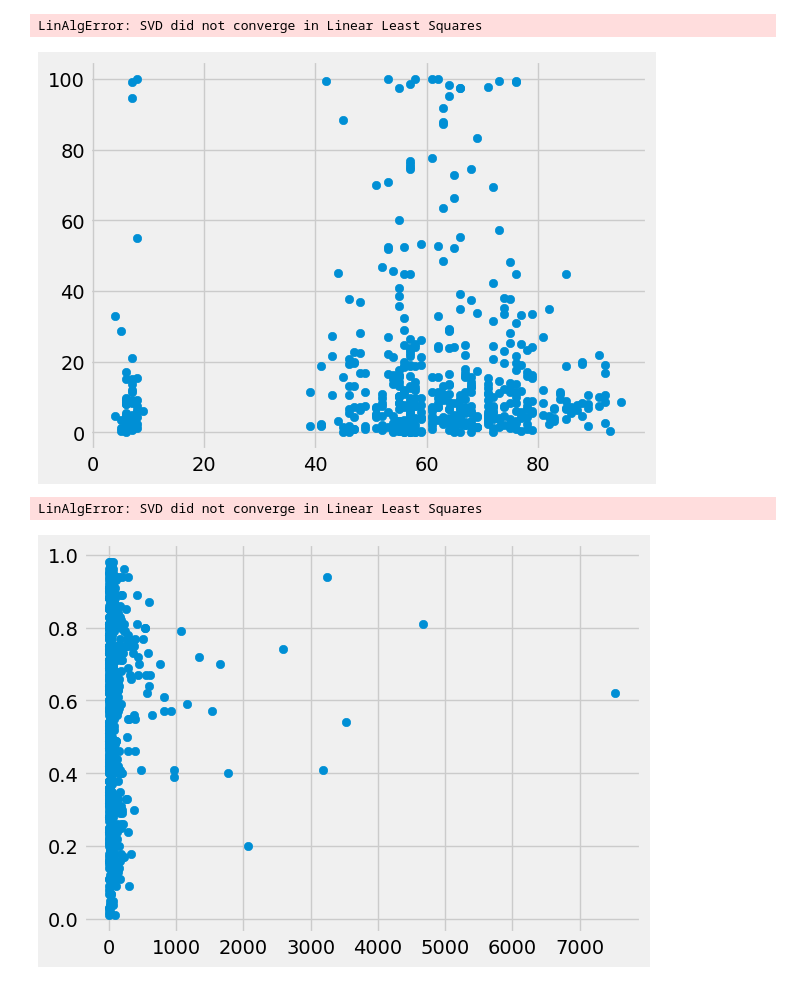
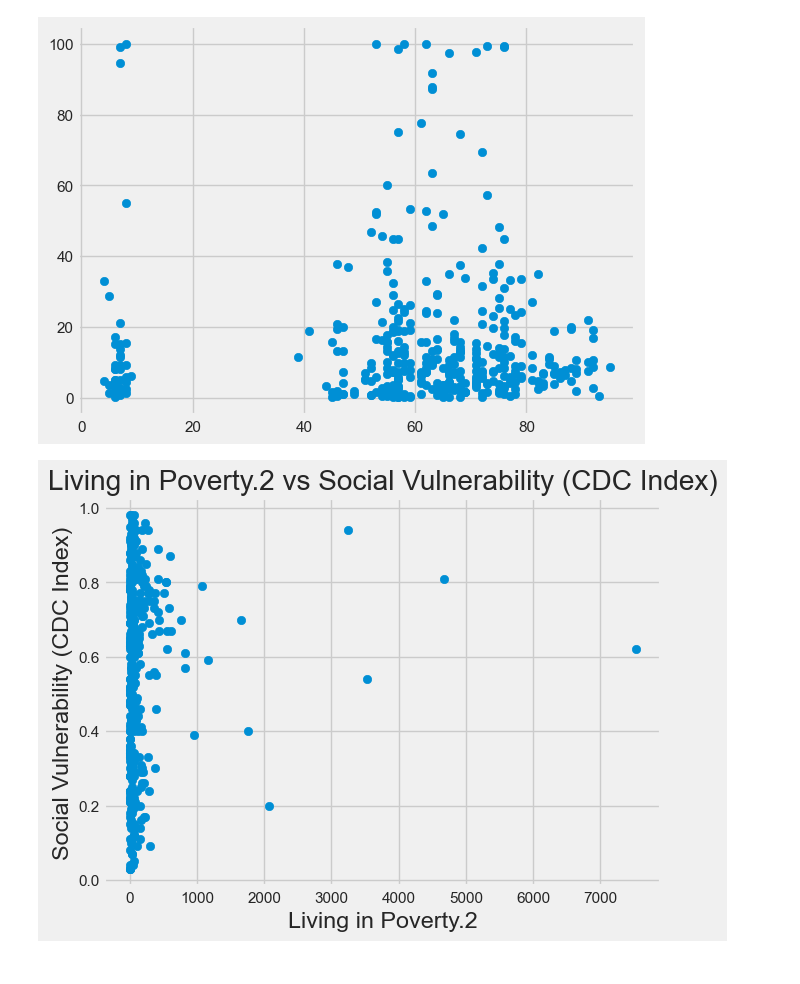
Before and after one commit to h-abm/PLCY_698_Data_Analysis_for_EDF_Spring_2023, a Jupyter notebook: eda_work_1.ipynb, the cells around one changed output. Cells and saved outputs as stored; diff of their text form; code cells hidden in the pictures.

```diff
--- a/eda_work_1.ipynb
+++ b/eda_work_1.ipynb
@@ -1,19 +1,19 @@
 # %%
-import matplotlib.pyplot as plt
 from datascience import *
 import numpy as np
 import pandas as pd
-import matplotlib
 from mpl_toolkits.mplot3d import Axes3D
 %matplotlib inline
-import matplotlib.pyplot as plots
-plots.style.use('fivethirtyeight')
+import matplotlib.pyplot as plt
+plt.style.use('fivethirtyeight')
+
+import seaborn as sns
 
 # load the data
 final_data = pd.read_csv('EDF_Database_2v3_1.csv')
 final_data.head(5)
 
-final_data.dropna(inplace=True)
+final_data.dropna(inplace=True) # Dropped the missing values so graphs can be constructed
 # %%
 # Check if there are any missing values
 final_data.isnull().sum()
@@ -67,15 +67,14 @@ total_cor
 # %%
 plt.scatter(final_data['Rural Capacity (Headwaters Index)'], final_data['Total Percent of Land at Some Level of Flood Risk'])
-# draw a line of best fit
 m, b = np.polyfit(final_data['Rural Capacity (Headwaters Index)'], final_data['Total Percent of Land at Some Level of Flood Risk'], 1)
-plt.show(final_data, m*x+b)
 # %% [output]
-LinAlgError: SVD did not converge in Linear Least Squares
-[figure, old version]
+[figure, new version]
 # %%
 plt.scatter(final_data['Living in Poverty.2'], final_data['Social Vulnerability (CDC Index)'])
 m, b = np.polyfit(final_data['Living in Poverty.2'], final_data['Social Vulnerability (CDC Index)'], 1)
+plt.xlabel('Living in Poverty.2')
+plt.ylabel('Social Vulnerability (CDC Index)')
+plt.title('Living in Poverty.2 vs Social Vulnerability (CDC Index)')
 plt.show()
 # %% [output]
-LinAlgError: SVD did not converge in Linear Least Squares
-[figure, old version]
+[figure, new version]
```
Also changed, not shown: parts of 25 cells of this notebook, 6 other files.
